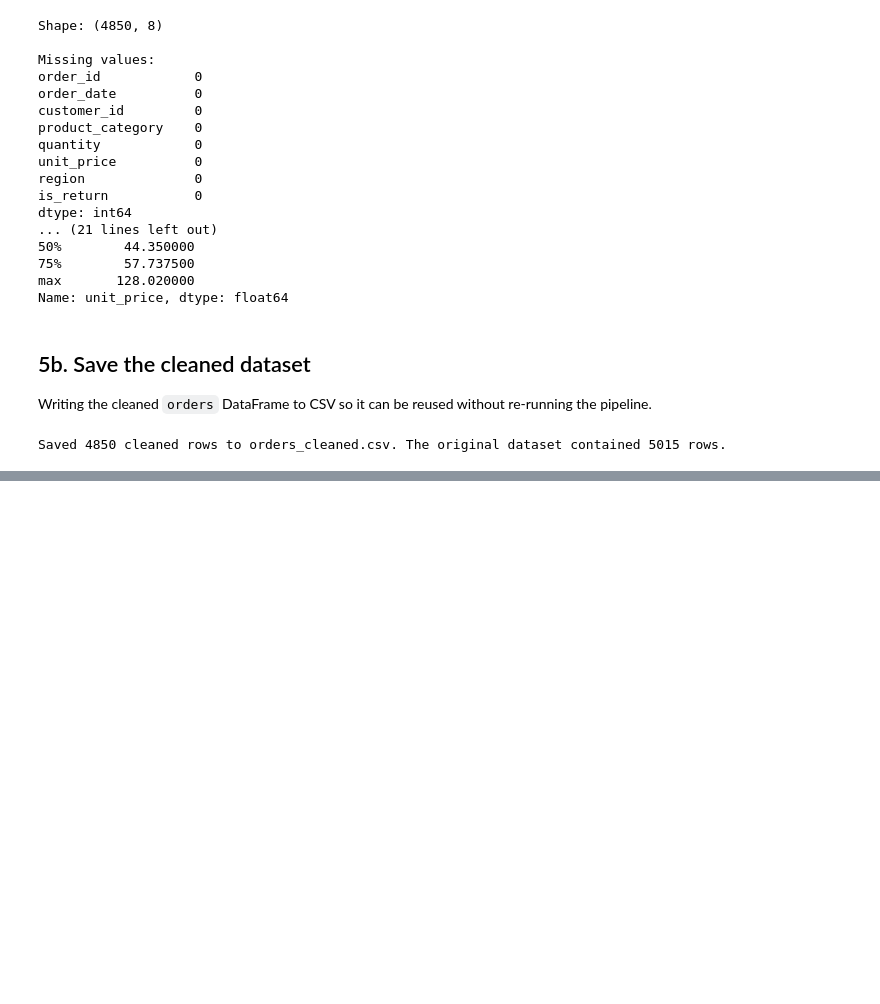
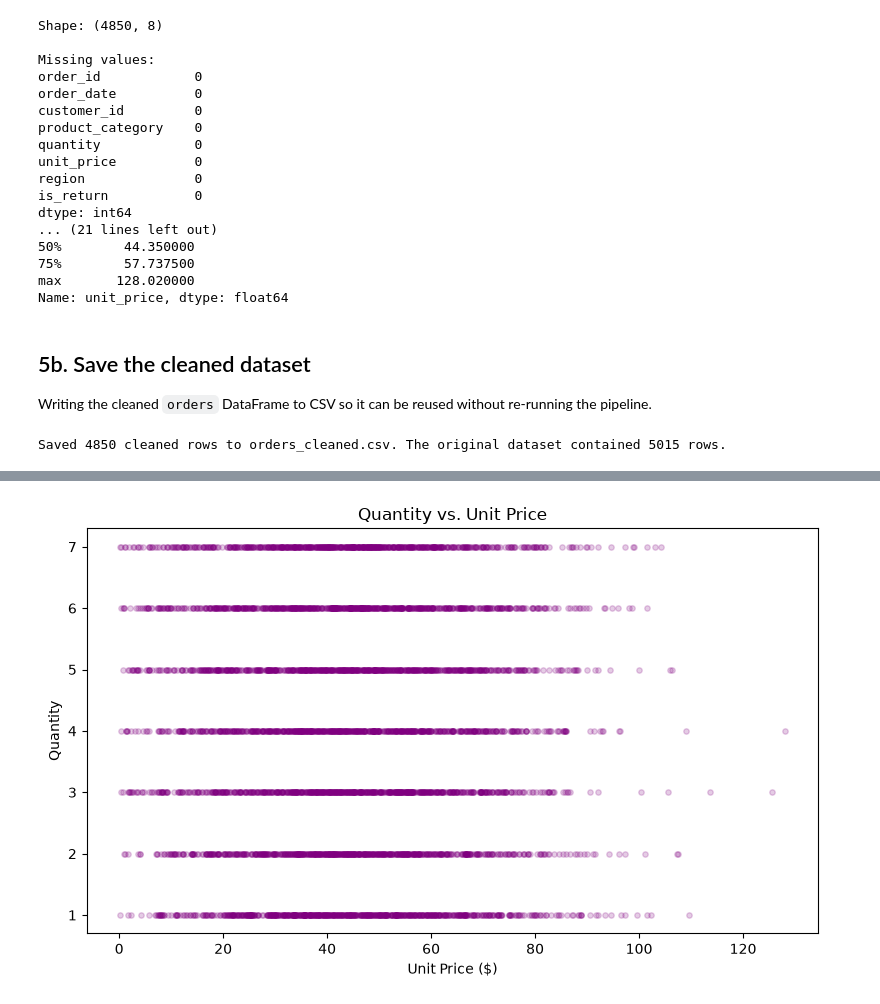
Before and after one commit to Timothious-arhamsoft/DailyTask, a Jupyter notebook: Week5_test/eda_pipeline.ipynb, the cells around one changed output, grey strips where cells are left out. Cells and saved outputs as stored; diff of their text form; code cells hidden in the pictures; blank space fills up the shorter version.

```diff
--- a/Week5_test/eda_pipeline.ipynb
+++ b/Week5_test/eda_pipeline.ipynb
@@ -410,0 +478,11 @@ Saved 4850 cleaned rows to orders_cleaned.csv. The original dataset contained 50
+# %%
+# Q: Is there a relationship between quantity ordered and unit price?
+fig, ax = plt.subplots(figsize=(8, 5))
+ax.scatter(orders["unit_price"], orders["quantity"], alpha=0.2, s=15, color="purple")
+ax.set_title("Quantity vs. Unit Price")
+ax.set_xlabel("Unit Price ($)")
+ax.set_ylabel("Quantity")
+plt.tight_layout()
+plt.show()
+# %% [output]
+[figure, added]
```
Also changed, not shown: parts of 13 cells of this notebook, 1 other file.
